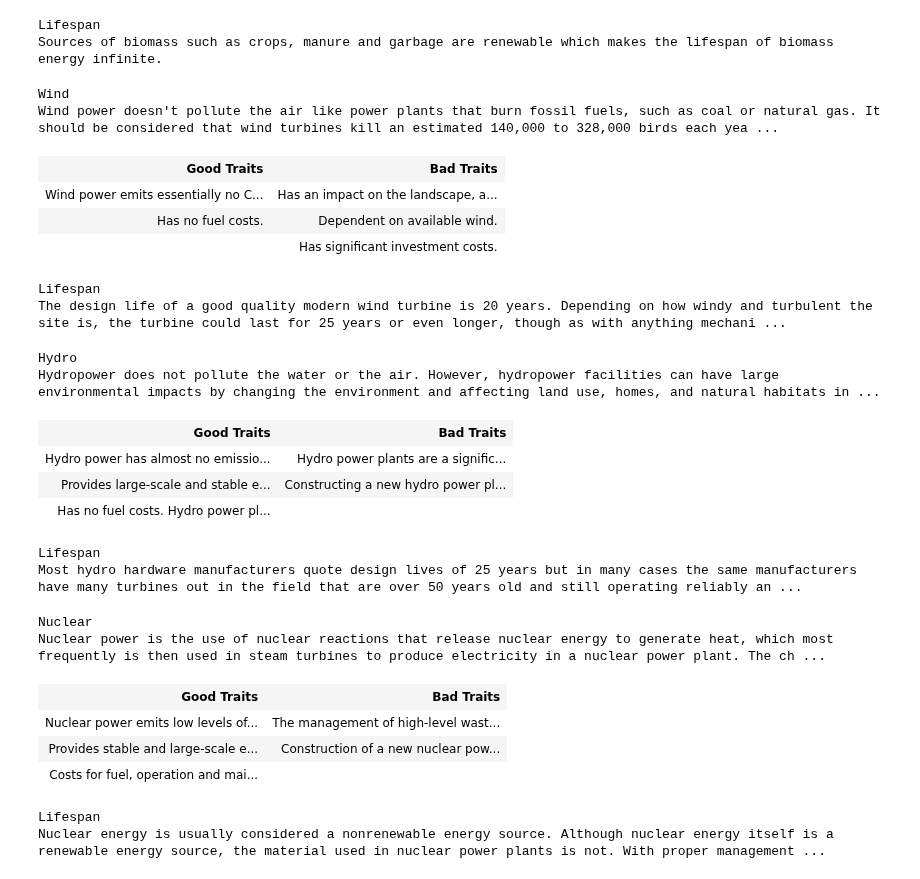
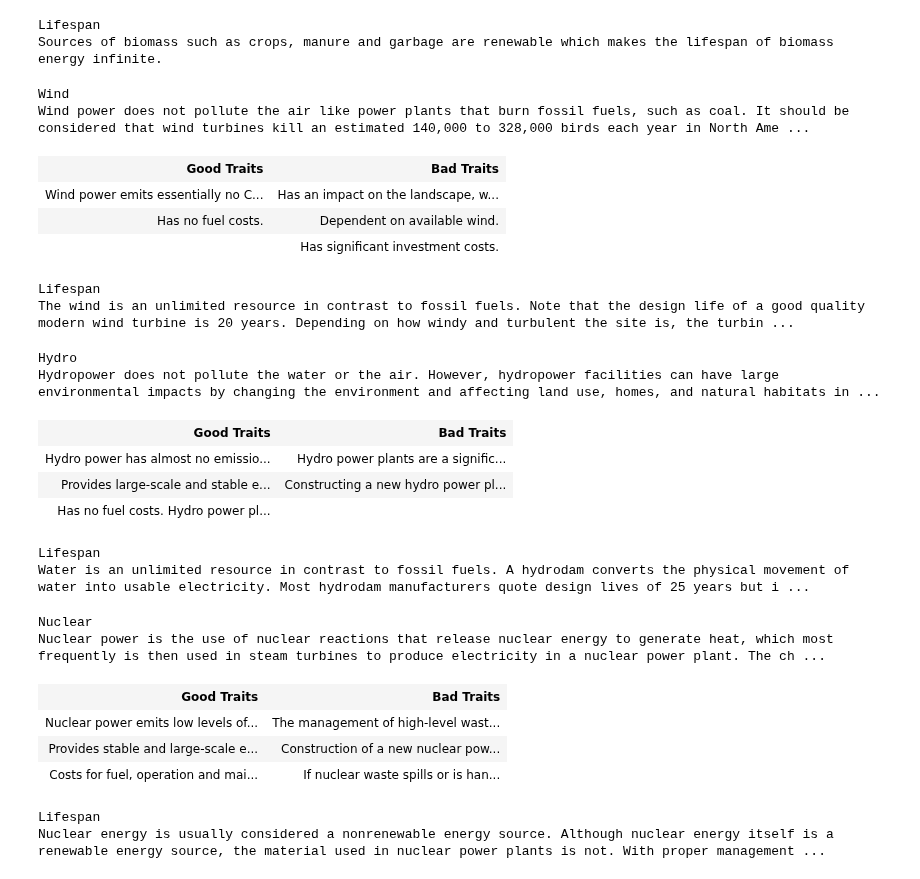
Before and after one commit to ULeth-Math-CS/Callysto, a Jupyter notebook: Jazlyn Pedersen /Resources and Recycling.ipynb, the cells around one changed output. Drawn from its saved outputs; the diff is of its cells as text; code cells hidden in the pictures.

```diff
--- a/Jazlyn Pedersen /Resources and Recycling.ipynb
+++ b/Jazlyn Pedersen /Resources and Recycling.ipynb
@@ -583,44 +647,44 @@ th, td {
 <body>
 
 <h1>Wind</h1>
-<p>Wind power doesn't pollute the air like power plants that burn fossil fuels, such as coal or natural gas. It should be considered that wind turbines kill an estimated 140,000 to 328,000 birds each year in North America, making it the most threatening form of green energy.</p>
+<p>Wind power does not pollute the air like power plants that burn fossil fuels, such as coal. It should be considered that wind turbines kill an estimated 140,000 to 328,000 birds each year in North America, making it a considerably dangerous form of green energy for wildlife.</p>
 <table style="width:100%">
   <tr>
     <th>Good Traits</th>
     <th>Bad Traits</th>
   </tr>
   <tr>
     <td>Wind power emits essentially no CO2 across its life cycle.</td>
-    <td>Has an impact on the landscape, and also emits noise.</td>
+    <td>Has an impact on the landscape, wildlife and also emits noise.</td>
 
   </tr>
   <tr>
     <td>Has no fuel costs.</td>
     <td>Dependent on available wind.</td>
 
   </tr>
   <tr>
     <td></td>
     <td>Has significant investment costs.</td>
 
   </tr>
 </table>
 
 <h3>Lifespan</h3>
-<p>The design life of a good quality modern wind turbine is 20 years. Depending on how windy and turbulent the site is, the turbine could last for 25 years or even longer, though as with anything mechanical, the maintenance costs will increase as it gets older. </p>
+<p>The wind is an unlimited resource in contrast to fossil fuels. Note that the design life of a good quality modern wind turbine is 20 years. Depending on how windy and turbulent the site is, the turbine could last for 25 years or even longer, though as with anything mechanical, the maintenance costs will increase as it gets older. </p>
 
 
 </body>
 </html>
 # %% [output]
 Wind
-Wind power doesn't pollute the air like power plants that burn fossil fuels, such as coal or natural gas. It should be considered that wind turbines kill an estimated 140,000 to 328,000 birds each yea ...
+Wind power does not pollute the air like power plants that burn fossil fuels, such as coal. It should be considered that wind turbines kill an estimated 140,000 to 328,000 birds each year in North Ame ...
 | Good Traits | Bad Traits |
-| Wind power emits essentially no C... | Has an impact on the landscape, a... |
+| Wind power emits essentially no C... | Has an impact on the landscape, w... |
 | Has no fuel costs. | Dependent on available wind. |
 |  | Has significant investment costs. |
 Lifespan
-The design life of a good quality modern wind turbine is 20 years. Depending on how windy and turbulent the site is, the turbine could last for 25 years or even longer, though as with anything mechani ...
+The wind is an unlimited resource in contrast to fossil fuels. Note that the design life of a good quality modern wind turbine is 20 years. Depending on how windy and turbulent the site is, the turbin ...
 # %%
 %%html
 <head>
@@ -664,7 +728,7 @@ Hydropower doesn't pollute the air like power plants that burn fossil fuels, su
 </table>
 
 <h3>Lifespan</h3>
-<p>Most hydro hardware manufacturers quote design lives of 25 years but in many cases the same manufacturers have many turbines out in the field that are over 50 years old and still operating reliably and efficiently. Many dams built during the 1930-70s, an era of intensive dam construction, have an expected life of 50-100 years.</p>
+<p>Water is an unlimited resource in contrast to fossil fuels. A hydrodam converts the physical movement of water into usable electricity. Most hydrodam manufacturers quote design lives of 25 years but in many cases the same manufacturers have many turbines out in the field that are over 50 years old and still operating reliably and efficiently. Many dams built during the 1930-70s, an era of intensive dam construction, have an expected life of 50-100 years.</p>
 
 
 </body>
@@ -677,7 +741,7 @@ Hydropower does not pollute the water or the air. However, hydropower facilities
 | Provides large-scale and stable e... | Constructing a new hydro power pl... |
 | Has no fuel costs. Hydro power pl... |  |
 Lifespan
-Most hydro hardware manufacturers quote design lives of 25 years but in many cases the same manufacturers have many turbines out in the field that are over 50 years old and still operating reliably an ...
+Water is an unlimited resource in contrast to fossil fuels. A hydrodam converts the physical movement of water into usable electricity. Most hydrodam manufacturers quote design lives of 25 years but i ...
 # %%
 %%html
 <head>
@@ -713,13 +777,13 @@ th, td {
   </tr>
   <tr>
     <td>Costs for fuel, operation and maintenance are normally relatively low.</td>
-    <td></td>
+    <td>If nuclear waste spills or is handled incorrectly it has serious effects on the environment. </td>
 
   </tr>
 </table>
 
 <h3>Lifespan</h3>
-<p>Nuclear energy is usually considered a nonrenewable energy source. Although nuclear energy itself is a renewable energy source, the material used in nuclear power plants is not. With proper management and safety, nuclear power plants can operate beyond their typical design lifespan of 30-40 years.</p>
+<p>Nuclear energy is usually considered a nonrenewable energy source. Although nuclear energy itself is a renewable energy source, the material used in nuclear power plants is not. With proper management and safety, nuclear power plants can operate beyond their typical design lifespan of 30-40 years. Nuclear waste has a half-life of 30 years; this means that the time taken for the radioactivity of the waste to fall to half its original value takes 30 years. Nuclear waste disposal locations must last for the length of time it takes the radioactive waste to break down and become less harmful to humans, wildlife and the environment.</p>
 
 
 </body>
@@ -730,6 +794,6 @@ Nuclear power is the use of nuclear reactions that release nuclear energy to gen
 | Good Traits | Bad Traits |
 | Nuclear power emits low levels of... | The management of high-level wast... |
 | Provides stable and large-scale e... | Construction of a new nuclear pow... |
-| Costs for fuel, operation and mai... |  |
+| Costs for fuel, operation and mai... | If nuclear waste spills or is han... |
 Lifespan
 Nuclear energy is usually considered a nonrenewable energy source. Although nuclear energy itself is a renewable energy source, the material used in nuclear power plants is not. With proper management ...
```
Also changed, not shown: parts of 9 cells of this notebook.
